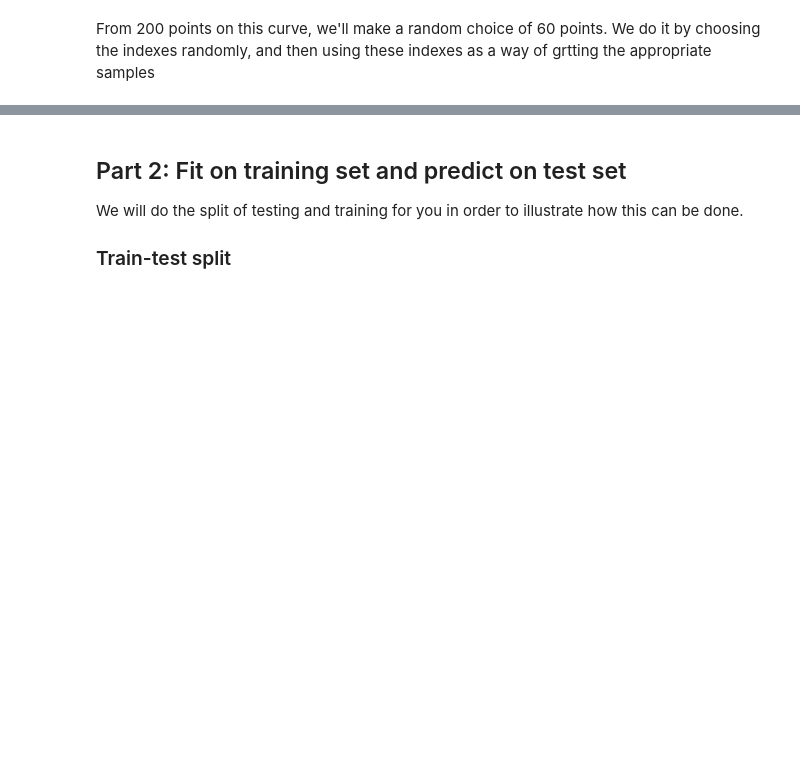
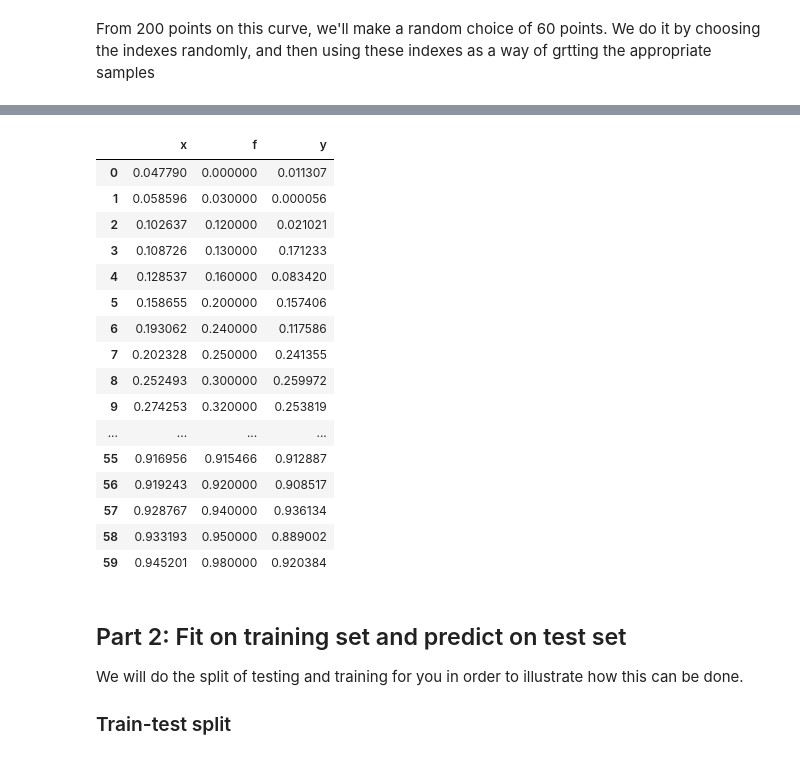
Before and after one commit to AlizaShamsi/LearningAModel, a Jupyter notebook: distribute_complexity_and_validation.ipynb, the cells around one changed output, grey strips where cells are left out. Saved outputs shown, nothing was run; the diff lists cells and outputs as text; code cells hidden in the pictures; blank space fills up the shorter version.

```diff
--- a/distribute_complexity_and_validation.ipynb
+++ b/distribute_complexity_and_validation.ipynb
@@ -71,5 +94,24 @@ plt.legend(loc=4);
 # %%
 sample_df=pd.DataFrame(dict(x=x[indexes],f=f[indexes],y=y[indexes]))
+sample_df
+# %% [output]
+|  | x | f | y |
+| 0 | 0.047790 | 0.000000 | 0.011307 |
+| 1 | 0.058596 | 0.030000 | 0.000056 |
+| 2 | 0.102637 | 0.120000 | 0.021021 |
+| 3 | 0.108726 | 0.130000 | 0.171233 |
+| 4 | 0.128537 | 0.160000 | 0.083420 |
+| 5 | 0.158655 | 0.200000 | 0.157406 |
+| 6 | 0.193062 | 0.240000 | 0.117586 |
+| 7 | 0.202328 | 0.250000 | 0.241355 |
+| 8 | 0.252493 | 0.300000 | 0.259972 |
+| 9 | 0.274253 | 0.320000 | 0.253819 |
+| ... | ... | ... | ... |
+| 55 | 0.916956 | 0.915466 | 0.912887 |
+| 56 | 0.919243 | 0.920000 | 0.908517 |
+| 57 | 0.928767 | 0.940000 | 0.936134 |
+| 58 | 0.933193 | 0.950000 | 0.889002 |
+| 59 | 0.945201 | 0.980000 | 0.920384 |
 # %% [markdown]
 ## Part 2: Fit on training set and predict on test set
 
```
Also changed, not shown: parts of 7 cells of this notebook.
